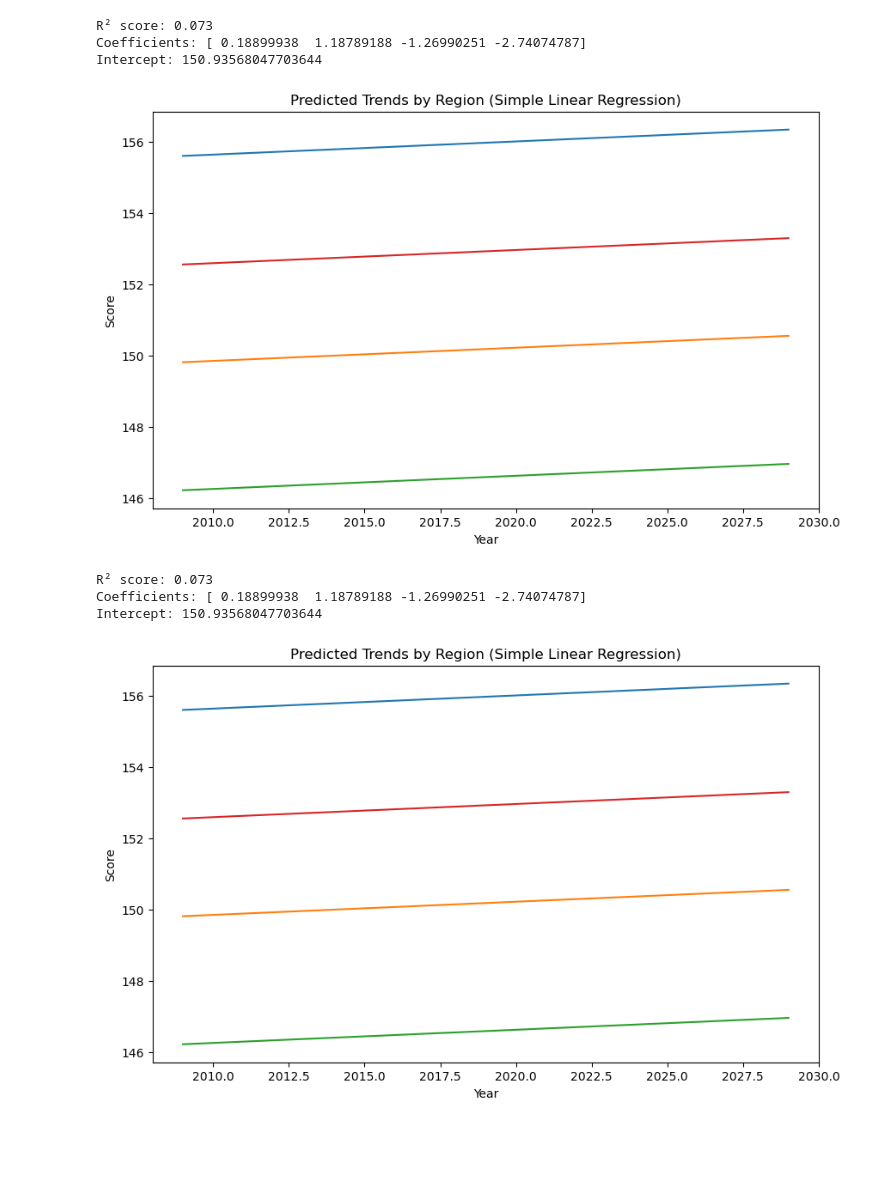
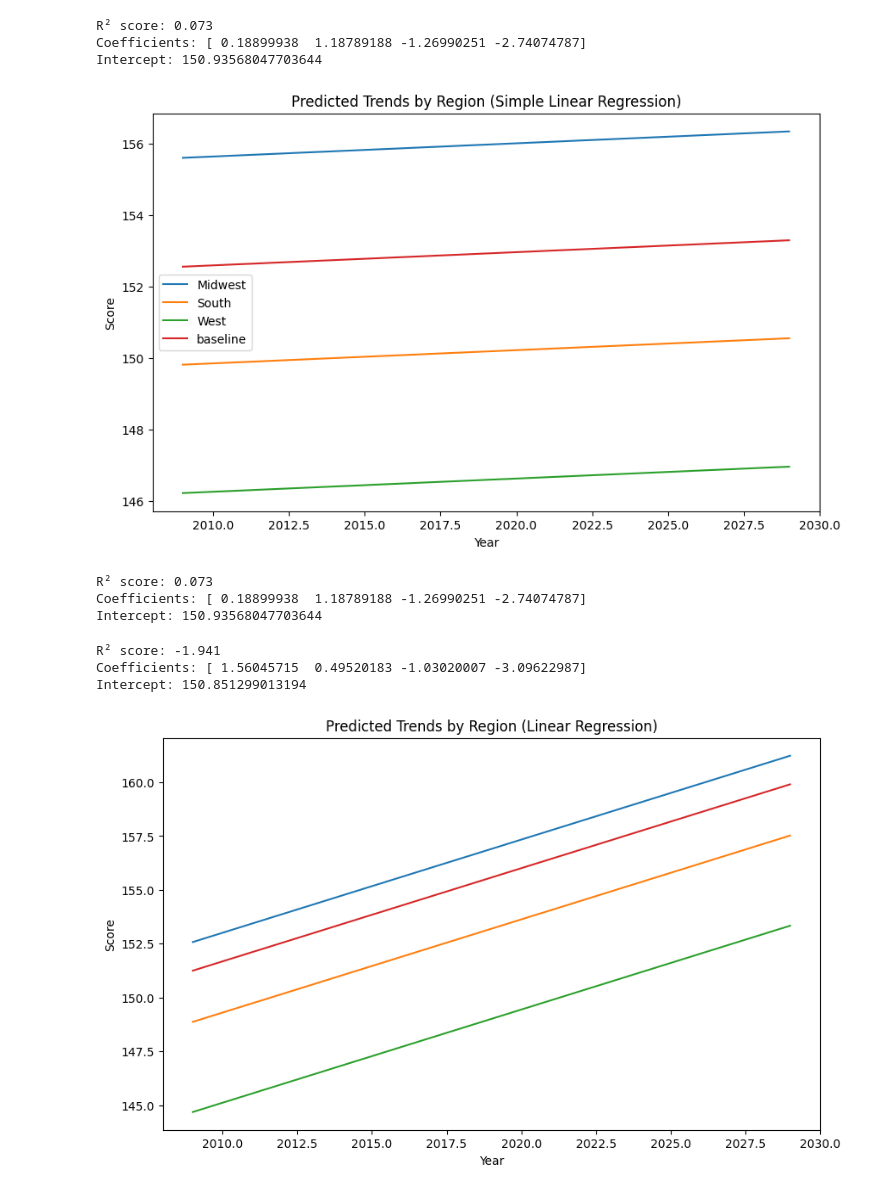
Before and after one commit to afran0/neap_api_datavis, a Jupyter notebook: NAEP.ipynb, the cells around one changed output. Drawn from its saved outputs; the diff is of its cells as text; code cells hidden in the pictures; blank space fills up the shorter version.

```diff
--- a/NAEP.ipynb
+++ b/NAEP.ipynb
@@ -131,31 +131,47 @@ varcol = [col for col in X.columns if col != "year"]
 # %%
 plt.figure(figsize=(10,6))
 
-for region in varcol:
+# map region labels back to the dummy column names the scaler/model were trained with
+inv_map = {label: key for key, label in col_map.items()}  # e.g. 'Midwest' -> 'varValue_2'
+dummy_cols = [c for c in X.columns if c != "year"]
+
+# Use the labels corresponding to the dummy columns present in X (avoids KeyError)
+region_labels = [col_map.get(c) for c in dummy_cols]
+
+for region in region_labels:
+    region_dummy = inv_map[region]
     dfp = pd.DataFrame({"year": alyears})
-
-    for col in varcol:
-        dfp[col] = 1 if col == region else 0
-
+    for dummy in dummy_cols:
+        dfp[dummy] = 1 if dummy == region_dummy else 0
+    # ensure same column order as the training data
+    dfp = dfp[X.columns]
     dfpscaled = scaler.transform(dfp)
     preds = model.predict(dfpscaled)
-
     plt.plot(alyears, preds, label=region)
 
-
 dfb = pd.DataFrame({"year": alyears})
-for col in varcol:
-    dfb[col] = 0
+for dummy in dummy_cols:
+    dfb[dummy] = 0
+dfb = dfb[X.columns]
 dfbscaled = scaler.transform(dfb)
 basepreds = model.predict(dfbscaled)
-plt.plot(alyears, basepreds)
+plt.plot(alyears, basepreds, label="baseline")
 
 plt.xlabel("Year")
 plt.ylabel("Score")
 plt.title("Predicted Trends by Region (Simple Linear Regression)")
+plt.legend()
 plt.show()
+
+rsimplelg = model.score(X_test_scaled, y_test)
+print(f"R² score: {rsimplelg:.3f}")
+print("Coefficients:", model.coef_)
+print("Intercept:", model.intercept_)
 # %% [output]
-[figure, old version]
+[figure, new version]
+R² score: 0.073
+Coefficients: [ 0.18899938  1.18789188 -1.26990251 -2.74074787]
+Intercept: 150.93568047703644
 # %%
 X_train, X_test, y_train, y_test = train_test_split(X, y, test_size=0.2, random_state=42)
 
@@ -197,8 +213,8 @@ plt.ylabel("Score")
 plt.title("Predicted Trends by Region (Linear Regression)")
 plt.show()
 # %% [output]
-R² score: 0.073
-Coefficients: [ 0.18899938  1.18789188 -1.26990251 -2.74074787]
-Intercept: 150.93568047703644
+R² score: -1.941
+Coefficients: [ 1.56045715  0.49520183 -1.03020007 -3.09622987]
+Intercept: 150.851299013194
-[figure, old version]
+[figure, new version]
 # %%
```
Also changed, not shown: parts of 4 cells of this notebook.
